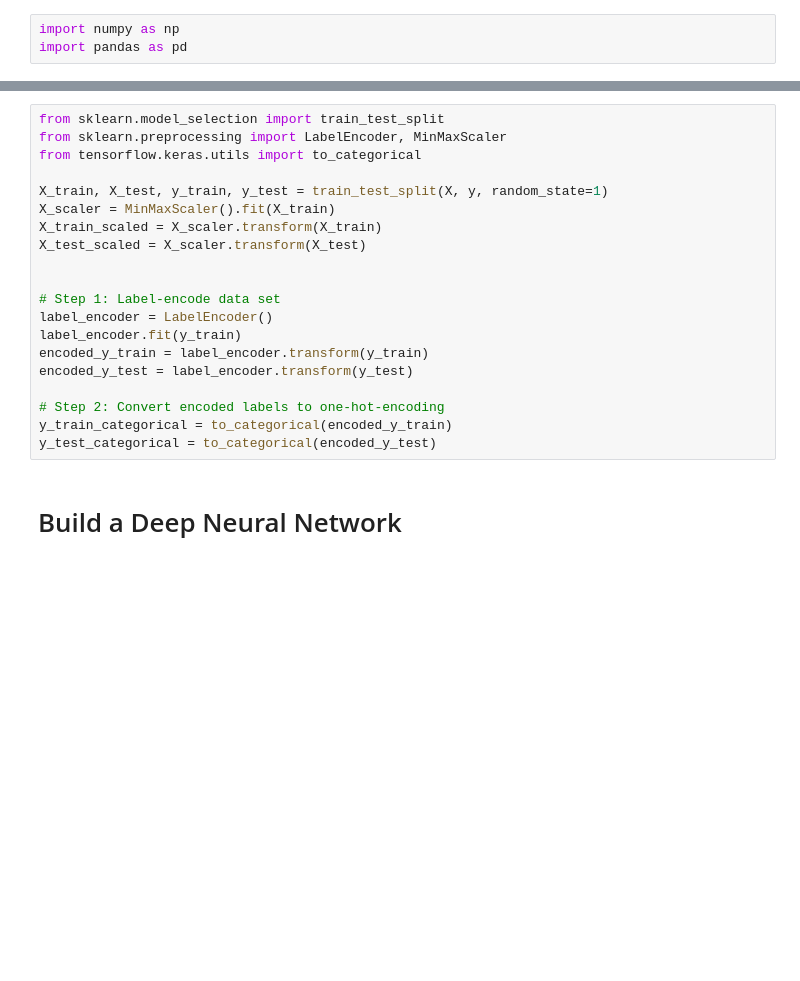
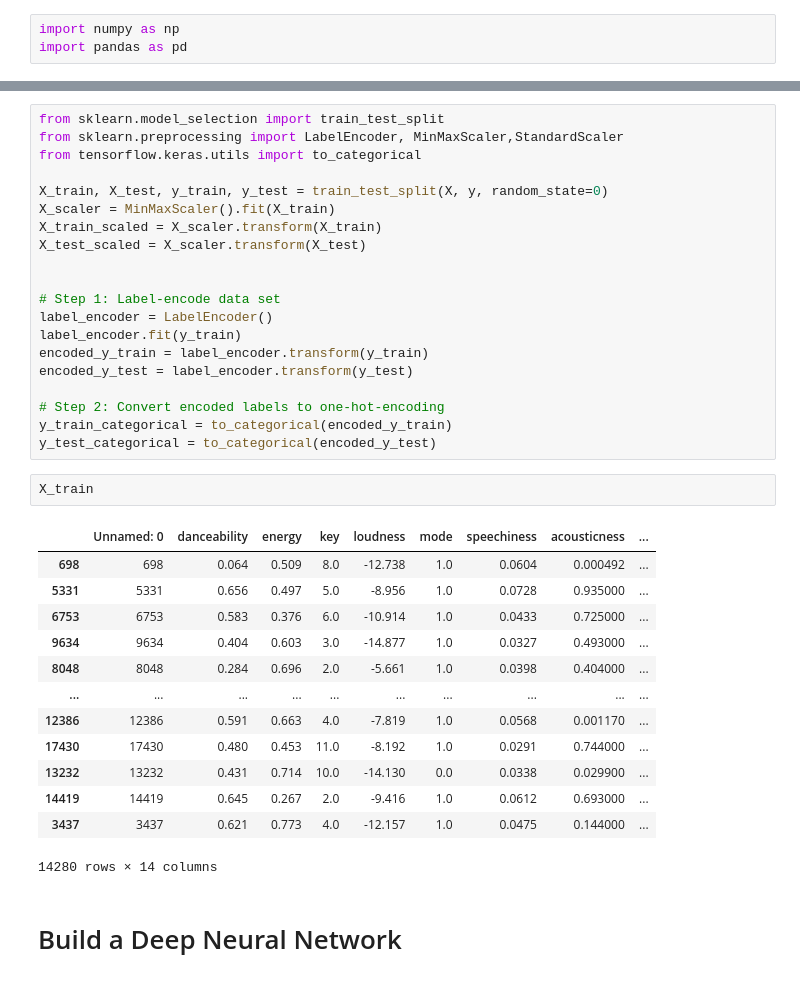
Before and after one commit to nvhabib91/song_analyzer, a Jupyter notebook: genre_classification.ipynb, the cells around one changed output, grey strips where cells are left out. Drawn from its saved outputs; the diff is of its cells as text; blank space fills up the shorter version.

```diff
--- a/genre_classification.ipynb
+++ b/genre_classification.ipynb
@@ -26,9 +64,9 @@ X.head(1)
 # %%
 from sklearn.model_selection import train_test_split
-from sklearn.preprocessing import LabelEncoder, MinMaxScaler
+from sklearn.preprocessing import LabelEncoder, MinMaxScaler,StandardScaler
 from tensorflow.keras.utils import to_categorical
 
-X_train, X_test, y_train, y_test = train_test_split(X, y, random_state=1)
+X_train, X_test, y_train, y_test = train_test_split(X, y, random_state=0)
 X_scaler = MinMaxScaler().fit(X_train)
 X_train_scaled = X_scaler.transform(X_train)
 X_test_scaled = X_scaler.transform(X_test)
@@ -43,6 +81,22 @@ encoded_y_test = label_encoder.transform(y_test)
 # Step 2: Convert encoded labels to one-hot-encoding
 y_train_categorical = to_categorical(encoded_y_train)
 y_test_categorical = to_categorical(encoded_y_test)
+# %%
+X_train
+# %% [output]
+|  | Unnamed: 0 | danceability | energy | key | loudness | mode | speechiness | acousticness | ... |
+| 698 | 698 | 0.064 | 0.509 | 8.0 | -12.738 | 1.0 | 0.0604 | 0.000492 | ... |
+| 5331 | 5331 | 0.656 | 0.497 | 5.0 | -8.956 | 1.0 | 0.0728 | 0.935000 | ... |
+| 6753 | 6753 | 0.583 | 0.376 | 6.0 | -10.914 | 1.0 | 0.0433 | 0.725000 | ... |
+| 9634 | 9634 | 0.404 | 0.603 | 3.0 | -14.877 | 1.0 | 0.0327 | 0.493000 | ... |
+| 8048 | 8048 | 0.284 | 0.696 | 2.0 | -5.661 | 1.0 | 0.0398 | 0.404000 | ... |
+| ... | ... | ... | ... | ... | ... | ... | ... | ... | ... |
+| 12386 | 12386 | 0.591 | 0.663 | 4.0 | -7.819 | 1.0 | 0.0568 | 0.001170 | ... |
+| 17430 | 17430 | 0.480 | 0.453 | 11.0 | -8.192 | 1.0 | 0.0291 | 0.744000 | ... |
+| 13232 | 13232 | 0.431 | 0.714 | 10.0 | -14.130 | 0.0 | 0.0338 | 0.029900 | ... |
+| 14419 | 14419 | 0.645 | 0.267 | 2.0 | -9.416 | 1.0 | 0.0612 | 0.693000 | ... |
+| 3437 | 3437 | 0.621 | 0.773 | 4.0 | -12.157 | 1.0 | 0.0475 | 0.144000 | ... |
+14280 rows × 14 columns
 # %% [markdown]
 # Build a Deep Neural Network
 # %%
```
Also changed, not shown: parts of 16 cells of this notebook, 10 other files.
